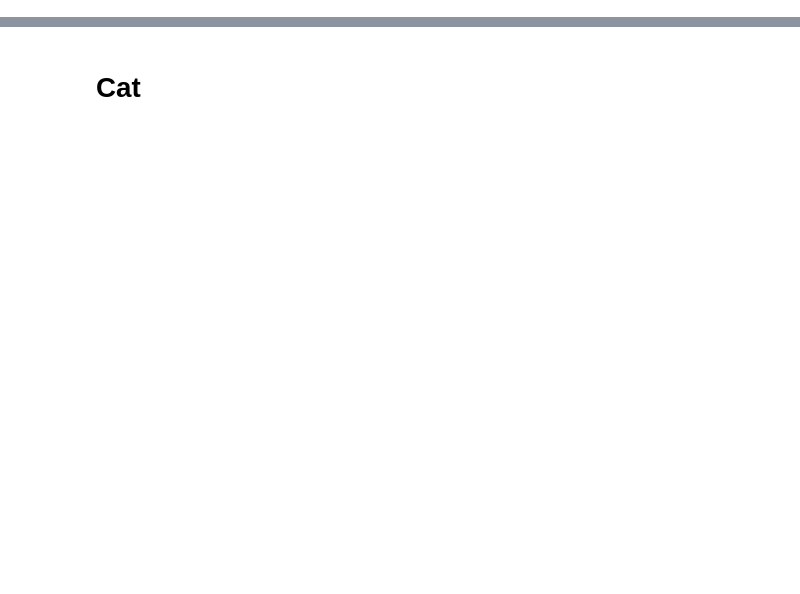
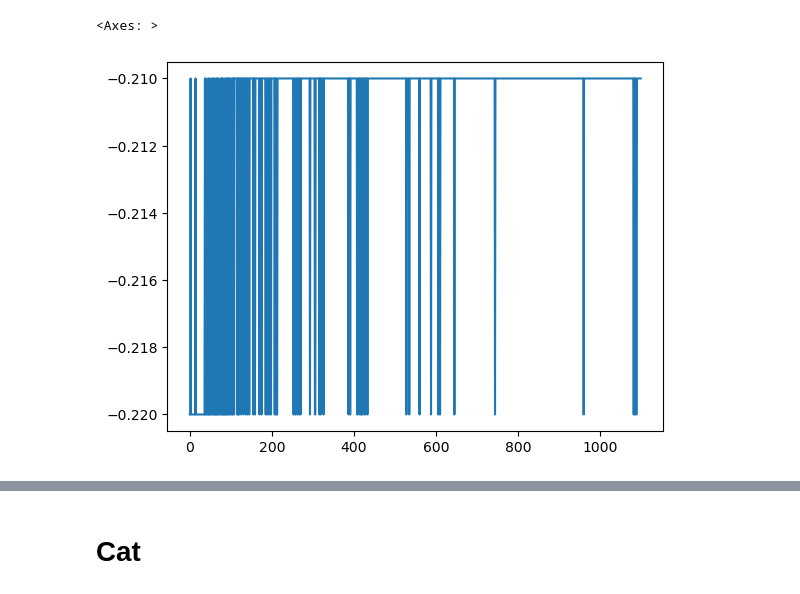
Before and after one commit to SergeyDolin/inclinometer-main, a Jupyter notebook: nn.ipynb, the cells around one changed output, grey strips where cells are left out. Drawn from its saved outputs; the diff is of its cells as text; code cells hidden in the pictures; blank space fills up the shorter version.

```diff
--- a/nn.ipynb
+++ b/nn.ipynb
@@ -114,3 +163,8 @@ for i in train.columns:
         train[i].fillna(0, inplace=True)
         test[i] = test[i].rolling(5).median()
         test[i].fillna(0, inplace=True)
+# %%
+train[CFG.TARGET].plot()
+# %% [output]
+<Axes: >
+[figure, added]
```
Also changed, not shown: parts of 22 cells of this notebook, 42 other files.
